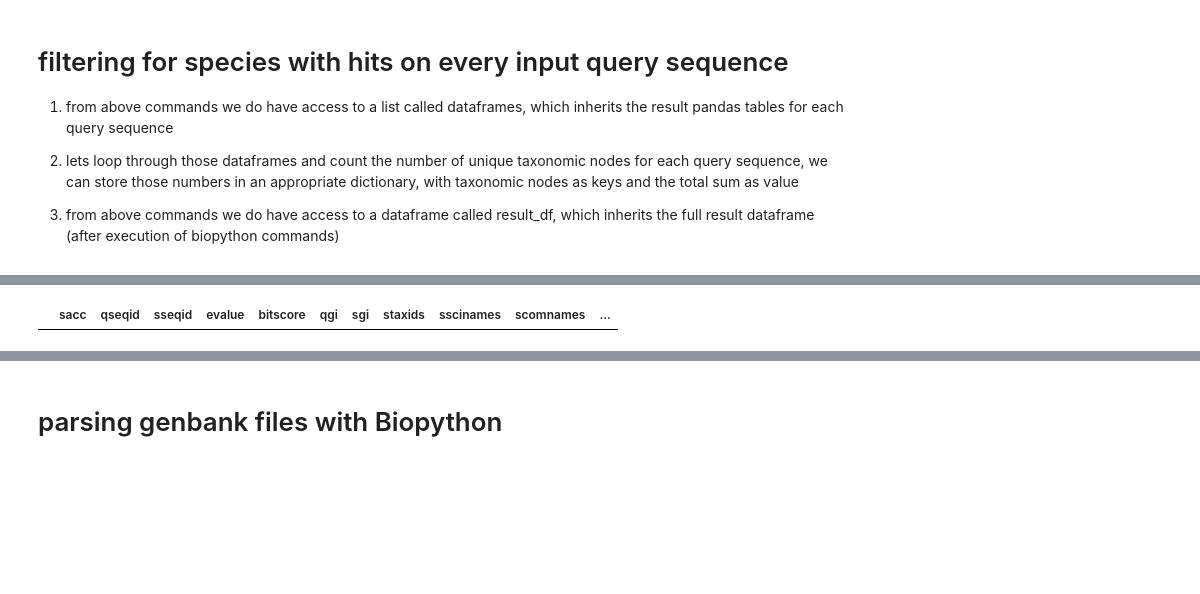
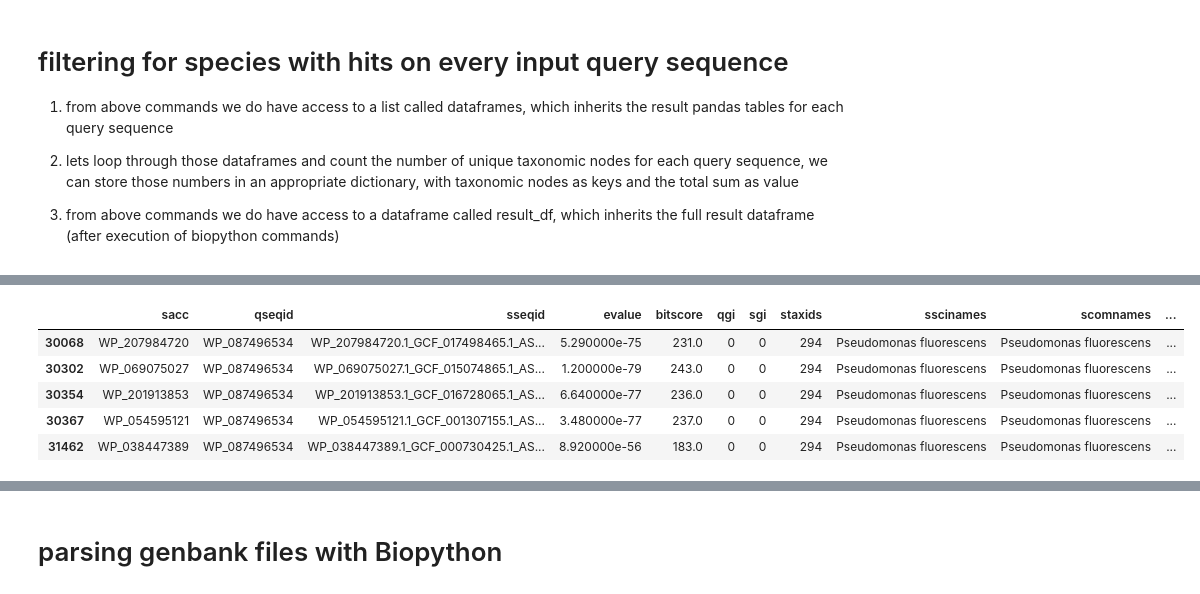
Before and after one commit to Kanomble/ncbi_transactions, a Jupyter notebook: scripts/parse_reciprocal_results.ipynb, the cells around one changed output, grey strips where cells are left out. Cells and saved outputs as stored; diff of their text form; code cells hidden in the pictures; blank space fills up the shorter version.

```diff
--- a/scripts/parse_reciprocal_results.ipynb
+++ b/scripts/parse_reciprocal_results.ipynb
@@ -385,0 +487,2 @@ for hit in full_operon_hits.keys():
+# %%
+summary_filepath = '../refseq_summary/assembly_summary_refseq.txt'
@@ -400,4 +530,11 @@ array(['Achromobacter xylosoxidans', 'Pseudomonas fluorescens',
 # %%
-full_combined_dataframe[full_combined_dataframe['sscinames'] == 'Rhodoferax sp']
+pseudomonas = full_combined_dataframe[full_combined_dataframe['sscinames'] == 'Pseudomonas fluorescens']
-# %% [output]
-|  | sacc | qseqid | sseqid | evalue | bitscore | qgi | sgi | staxids | sscinames | scomnames | ... |
+# %%
+pseudomonas.head()
+# %% [output]
+|  | sacc | qseqid | sseqid | evalue | bitscore | qgi | sgi | staxids | sscinames | scomnames | ... |
+| 30068 | WP_207984720 | WP_087496534 | WP_207984720.1_GCF_017498465.1_AS... | 5.290000e-75 | 231.0 | 0 | 0 | 294 | Pseudomonas fluorescens | Pseudomonas fluorescens | ... |
+| 30302 | WP_069075027 | WP_087496534 | WP_069075027.1_GCF_015074865.1_AS... | 1.200000e-79 | 243.0 | 0 | 0 | 294 | Pseudomonas fluorescens | Pseudomonas fluorescens | ... |
+| 30354 | WP_201913853 | WP_087496534 | WP_201913853.1_GCF_016728065.1_AS... | 6.640000e-77 | 236.0 | 0 | 0 | 294 | Pseudomonas fluorescens | Pseudomonas fluorescens | ... |
+| 30367 | WP_054595121 | WP_087496534 | WP_054595121.1_GCF_001307155.1_AS... | 3.480000e-77 | 237.0 | 0 | 0 | 294 | Pseudomonas fluorescens | Pseudomonas fluorescens | ... |
+| 31462 | WP_038447389 | WP_087496534 | WP_038447389.1_GCF_000730425.1_AS... | 8.920000e-56 | 183.0 | 0 | 0 | 294 | Pseudomonas fluorescens | Pseudomonas fluorescens | ... |
```
Also changed, not shown: parts of 26 cells of this notebook, 11 other files.
